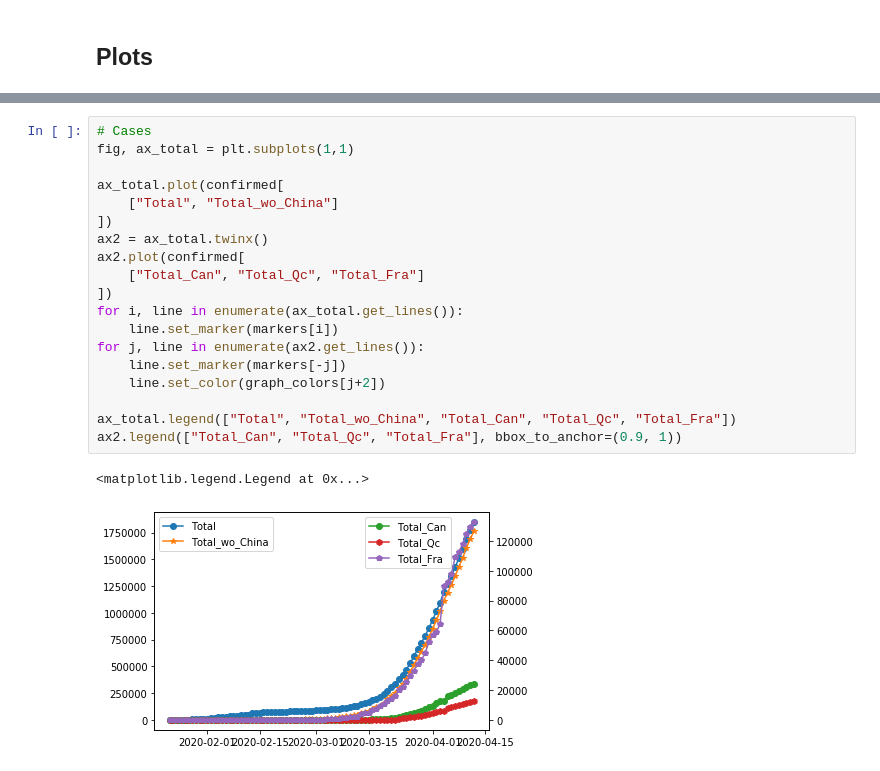
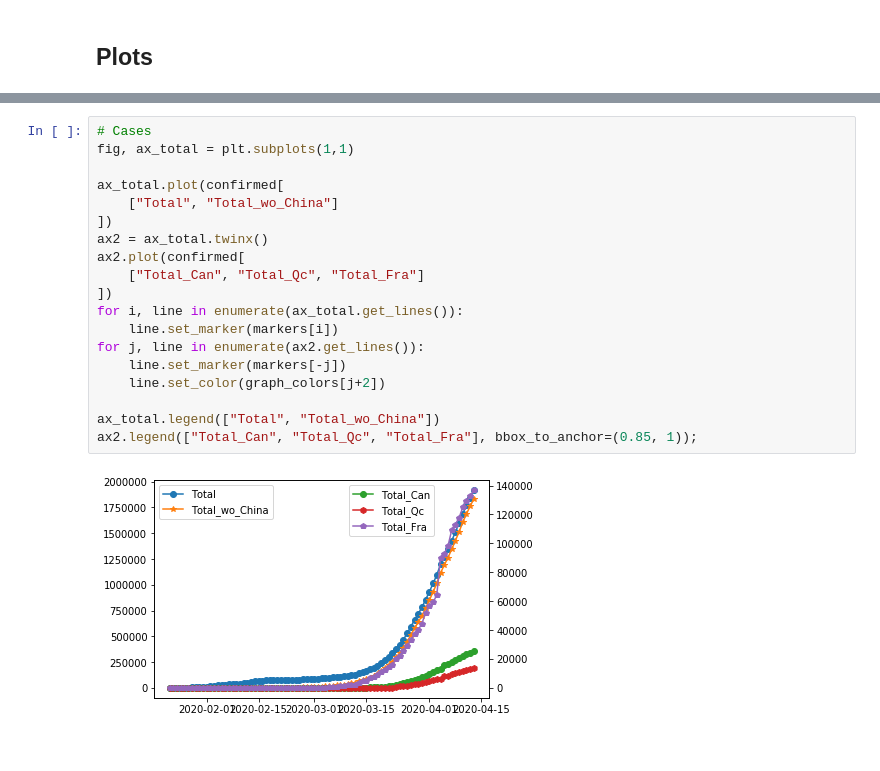
Before and after one commit to louisleroy5/COVID-19, a Jupyter notebook: Stat covid.ipynb, the cells around one changed output, grey strips where cells are left out. Cells and saved outputs as stored; diff of their text form.

```diff
--- a/Stat covid.ipynb
+++ b/Stat covid.ipynb
@@ -172,22 +172,21 @@ ax_ratio.legend(bbox_to_anchor=(1, 0.75))
 # %%
 # Cases
 fig, ax_total = plt.subplots(1,1)
 
 ax_total.plot(confirmed[
     ["Total", "Total_wo_China"]
 ])
 ax2 = ax_total.twinx()
 ax2.plot(confirmed[
     ["Total_Can", "Total_Qc", "Total_Fra"]
 ])
 for i, line in enumerate(ax_total.get_lines()):
     line.set_marker(markers[i])
 for j, line in enumerate(ax2.get_lines()):
     line.set_marker(markers[-j])
     line.set_color(graph_colors[j+2])
 
-ax_total.legend(["Total", "Total_wo_China", "Total_Can", "Total_Qc", "Total_Fra"])
-ax2.legend(["Total_Can", "Total_Qc", "Total_Fra"], bbox_to_anchor=(0.9, 1))
+ax_total.legend(["Total", "Total_wo_China"])
+ax2.legend(["Total_Can", "Total_Qc", "Total_Fra"], bbox_to_anchor=(0.85, 1));
 # %% [output]
-<matplotlib.legend.Legend at 0x...>
-[figure, old version]
+[figure, new version]
```
Also changed, not shown: parts of 5 cells of this notebook.
